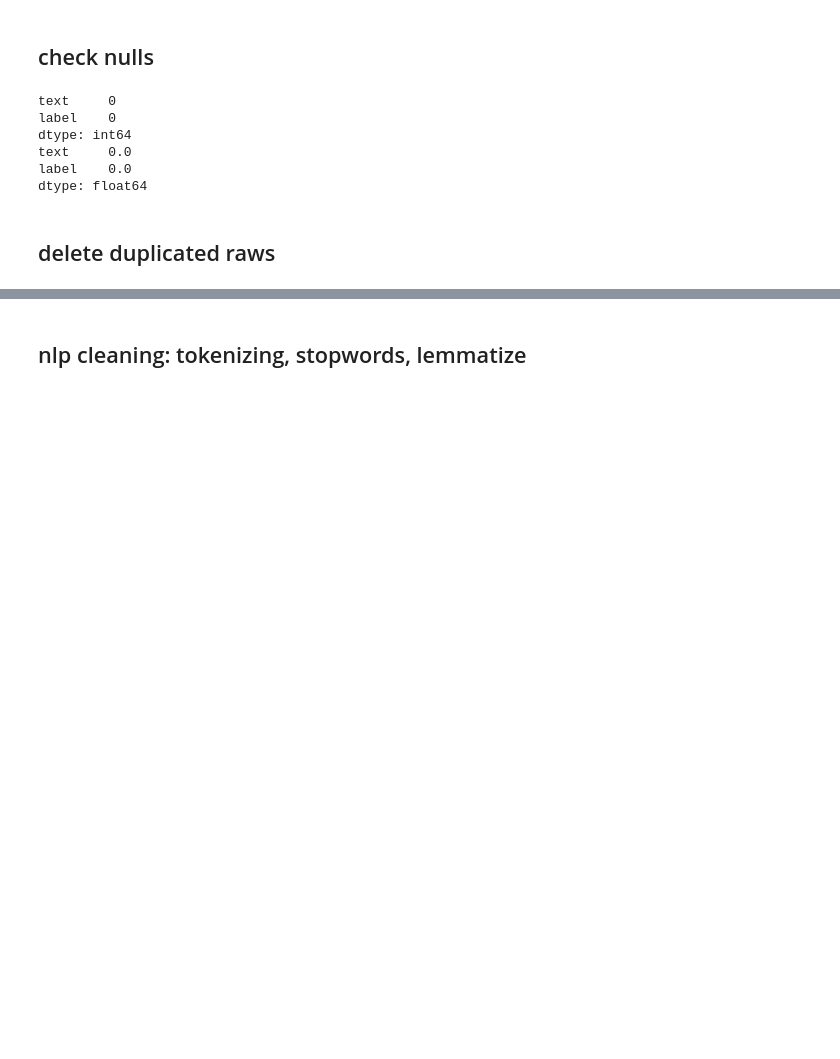
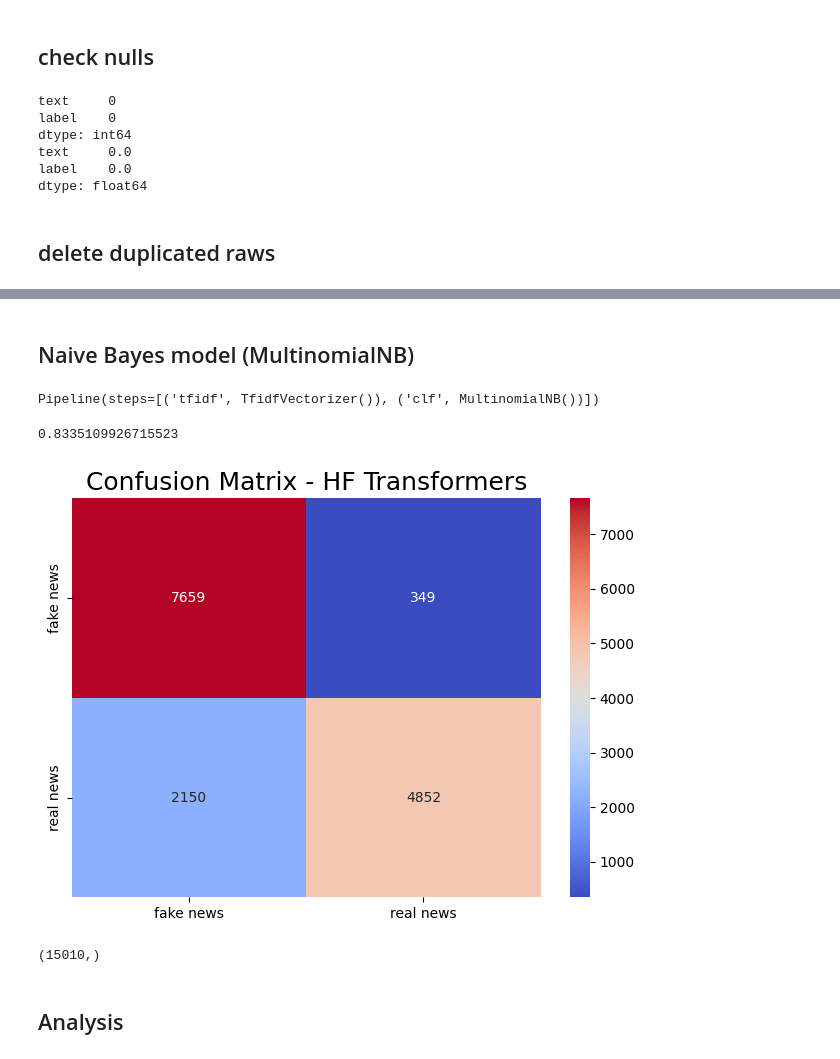
Before and after one commit to namrata1104/Fake_news_detection, a Jupyter notebook: notebooks/fakenews-jarrod.ipynb, the cells around one changed output, grey strips where cells are left out. Saved outputs shown, nothing was run; the diff lists cells and outputs as text; code cells hidden in the pictures; blank space fills up the shorter version.

```diff
--- a/notebooks/fakenews-jarrod.ipynb
+++ b/notebooks/fakenews-jarrod.ipynb
@@ -119,2 +133,0 @@ data.head()
-# %% [markdown]
-## nlp cleaning: tokenizing, stopwords, lemmatize
@@ -173,3 +134,5 @@ data.head(10)
+# %% [markdown]
+##  Naive Bayes model (MultinomialNB)
 # %%
 # Shuffle the dataframe
 data = data.sample(frac=1,random_state=42)
@@ -177,6 +140,7 @@ data = data.sample(frac=1,random_state=42)
 X = data['text']
 y = data['label']
 # %%
+import sklearn
 from sklearn.model_selection import train_test_split
 from sklearn.metrics import accuracy_score, f1_score
 from sklearn.metrics import classification_report,confusion_matrix
@@ -184,14 +148,41 @@ from sklearn.feature_extraction.text import TfidfVectorizer
 from sklearn.pipeline import Pipeline
 from sklearn.naive_bayes import MultinomialNB
 
+X_train, X_test, y_train, y_test = train_test_split(X,y,test_size=0.3,random_state=42)
 
-X_train,X_test,y_train,y_test = train_test_split(X,y,test_size=0.3,random_state=42)
 # Create tokenization and modelling pipeline
+# MultinomialNB: Naive Bayes is a probabilistic classification model based on Bayes' theorem.
+# It is particularly effective for text classification tasks
 model_NB = Pipeline([
                     ("tfidf",TfidfVectorizer()), # convert words to numbers using tfidf
-                    ("clf",MultinomialNB())]) # model the text
+                    ("clf",MultinomialNB())])    # model the text
 
 # Fit the pipeline to the training data
 model_NB.fit(X_train, y_train)
-test_score = model_NB.score(X_test,y_test)
-test_score
+# %% [output]
+Pipeline(steps=[('tfidf', TfidfVectorizer()), ('clf', MultinomialNB())])
+# %%
+test_score = model_NB.score(X_test,y_test)
+test_score
+# %% [output]
+0.8335109926715523
+# %%
+y_pred = model_NB.predict(X_test)
+
+# Generate array of values for confusion matrix
+cm = confusion_matrix(y_test,y_pred)
+
+ax = sns.heatmap(cm, annot=True, cmap="coolwarm", fmt="d", cbar=True)
+ax.xaxis.set_ticklabels(['fake news','real news'])
+ax.yaxis.set_ticklabels(['fake news','real news'])
+ax.set_title('Confusion Matrix - HF Transformers',fontsize=18)
+
+plt.tight_layout()
+# %% [output]
+[figure, added]
+# %%
+X_test.shape
+# %% [output]
+(15010,)
+# %% [markdown]
+## Analysis
```
Also changed, not shown: parts of 27 cells of this notebook.
